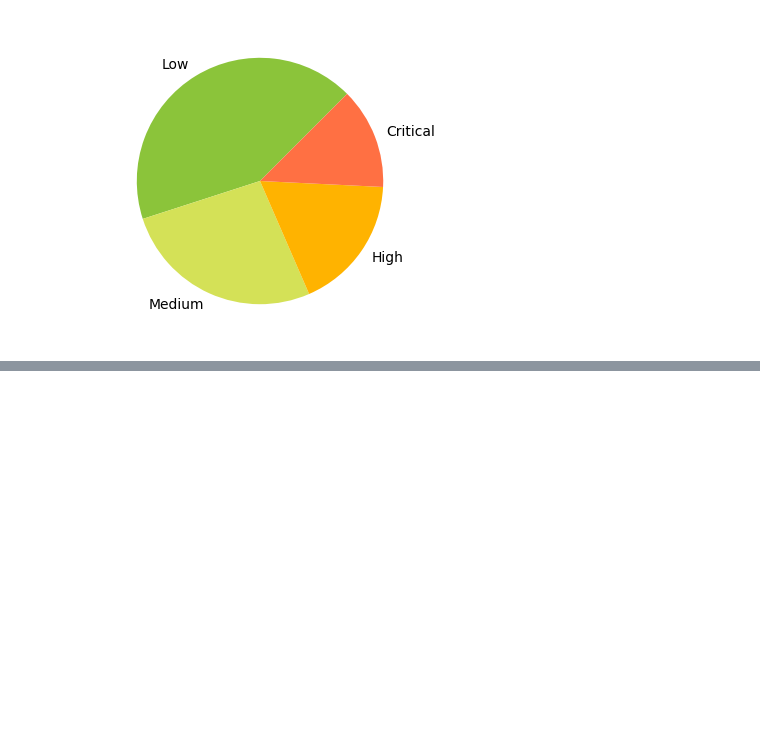
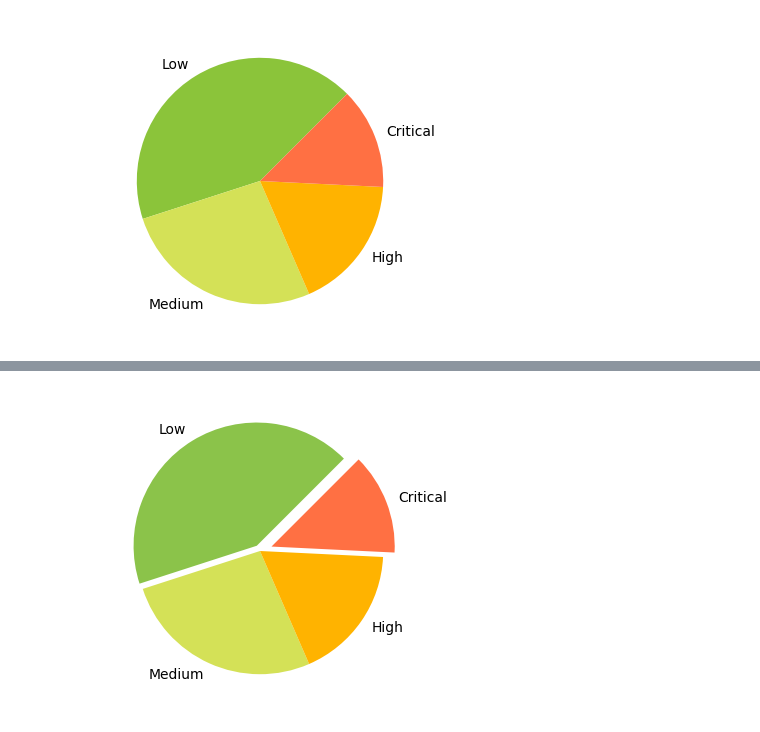
Before and after one commit to Adityasjc31/DataScience, a Jupyter notebook: data analytics/visualizingdata.ipynb, the cells around one changed output, grey strips where cells are left out. Saved outputs shown, nothing was run; the diff lists cells and outputs as text; code cells hidden in the pictures; blank space fills up the shorter version.

```diff
--- a/data analytics/visualizingdata.ipynb
+++ b/data analytics/visualizingdata.ipynb
@@ -382,0 +562,11 @@ plt.show()
+# %%
+plt.figure(figsize=(4,4))
+area = [48 , 30 , 20 , 15]
+
+plt.pie (area , labels= ['Low' , 'Medium' , 'High' , 'Critical'],
+         colors= ['#8BC34A','#D4E157','#FFB300','#FF7043'],
+         startangle=45,
+         explode=[0.05,0,0,0.1])
+plt.show()
+# %% [output]
+[figure, added]
```
Also changed, not shown: parts of 100 cells of this notebook, 4 other files.
